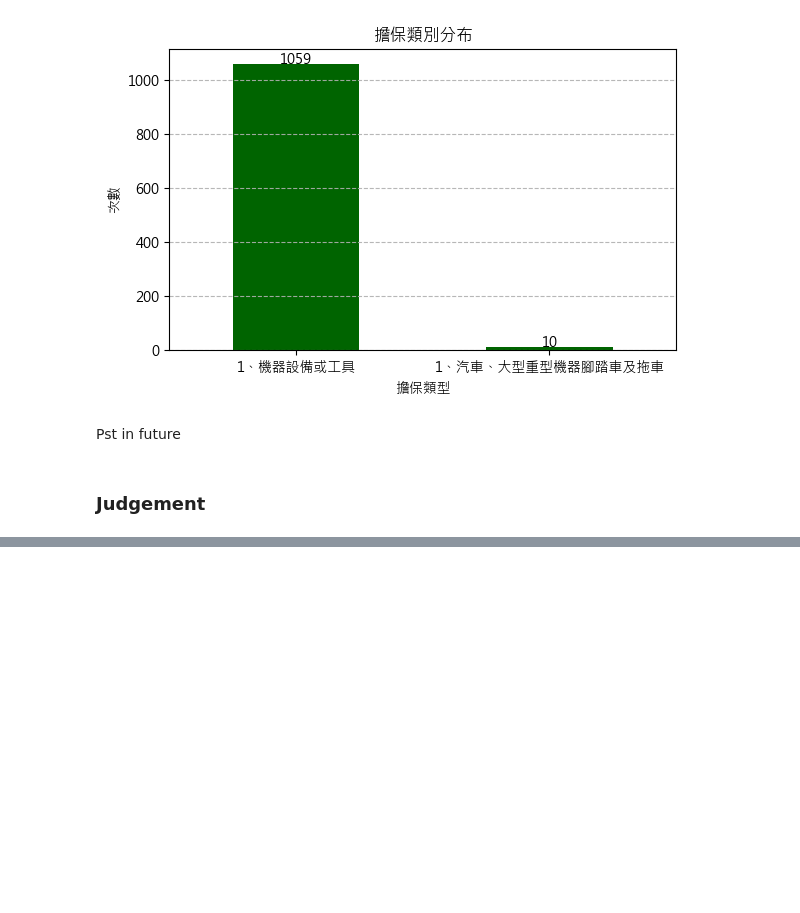
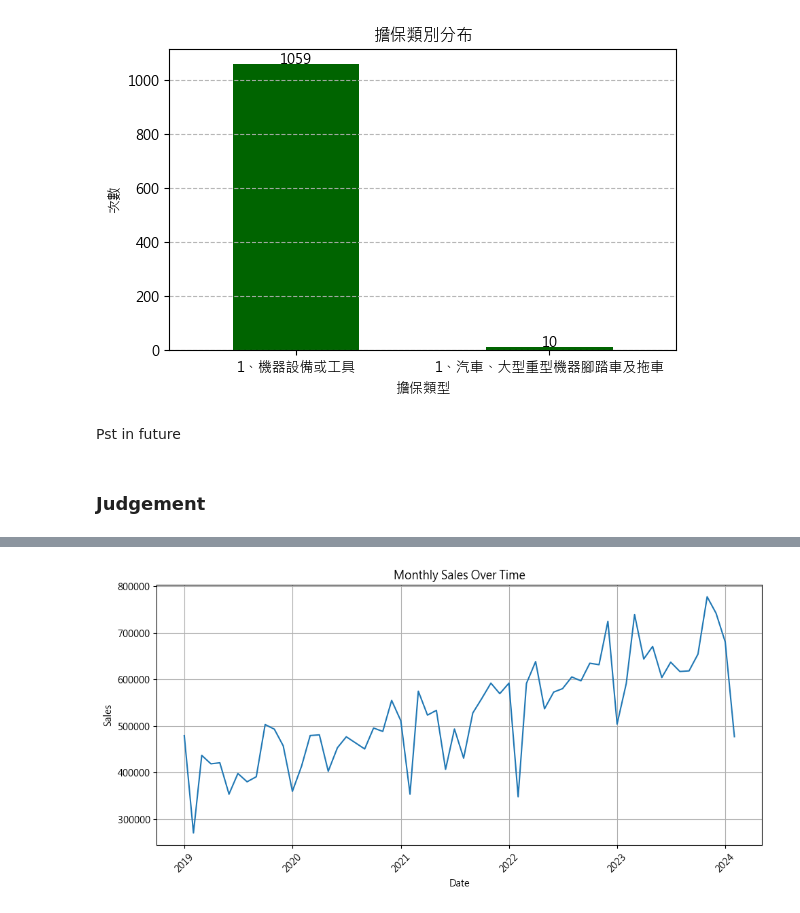
Before and after one commit to YFYDataTeam/credit_investigation, a Jupyter notebook: backend/test1.ipynb, the cells around one changed output, grey strips where cells are left out. Cells and saved outputs as stored; diff of their text form; code cells hidden in the pictures; blank space fills up the shorter version.

```diff
--- a/backend/test1.ipynb
+++ b/backend/test1.ipynb
@@ -471,0 +475,9 @@ df_pst_future = df1[df1['agreement_end_date'] > datetime.now()]
+# %%
+query = f"""
+    select * from mops_monthly_report
+    where company_id = 1104
+"""
+df_mops = sql_agent.read_table(query=query)
+# %%
+df_mops['sales_MoM'] = (df_mops['sales'] - df_mops['sales_lastmm'])/df_mops['sales_lastmm']
+df_mops['sales_YoY'] = (df_mops['sales'] - df_mops['sales_lastyy'])/df_mops['sales_lastyy']
@@ -471,0 +493,17 @@ df_pst_future = df1[df1['agreement_end_date'] > datetime.now()]
+# %%
+df_mops['period'] = pd.to_datetime(df_mops['period_year'].astype(str) + '-' + df_mops['period_month'].astype(str))
+# %%
+def mops_line_plot(df, x_axis, y_axis, x_label, y_label, title):
+    plt.figure(figsize=(10, 5))
+    plt.plot(df[x_axis], df[y_axis], linestyle='-')
+    plt.title(title)
+    plt.xlabel(x_label)
+    plt.ylabel(y_label)
+    plt.grid(True)
+    plt.xticks(rotation=45)
+    plt.tight_layout()
+    plt.show()
+# %%
+mops_line_plot(df_mops, 'period', 'sales','Date', 'Sales', 'Monthly Sales Over Time')
+# %% [output]
+[figure, added]
```
Also changed, not shown: parts of 7 cells of this notebook, 4 other files.
